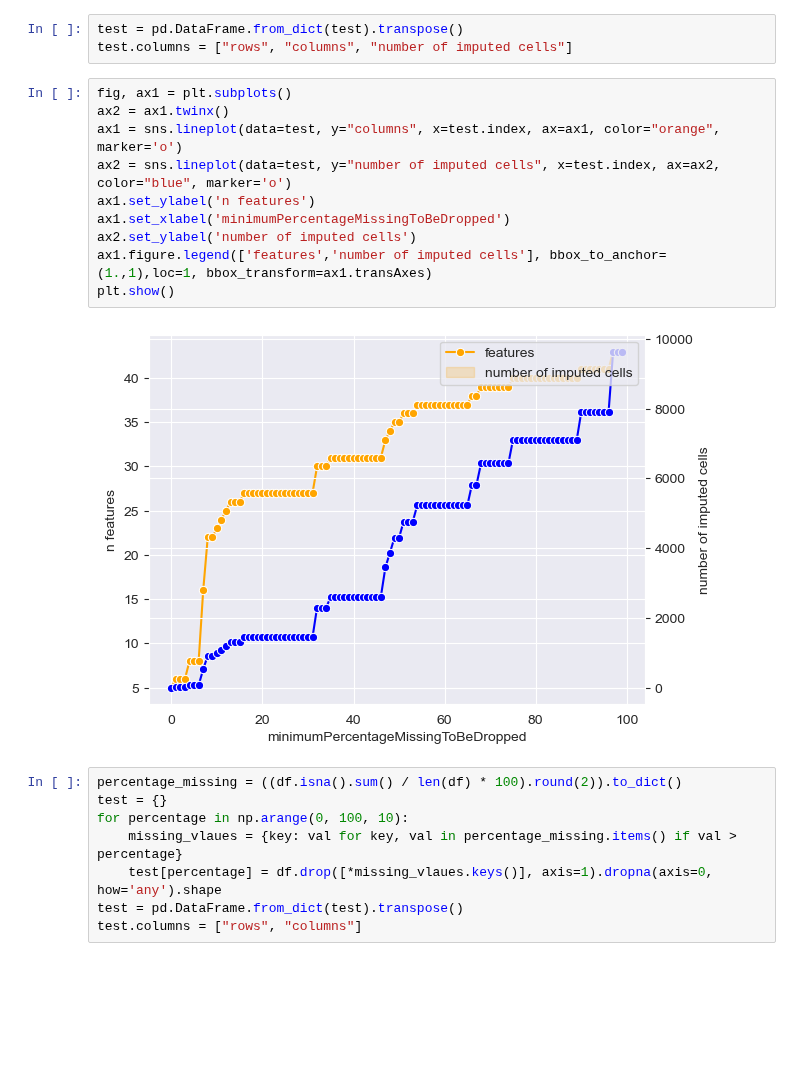
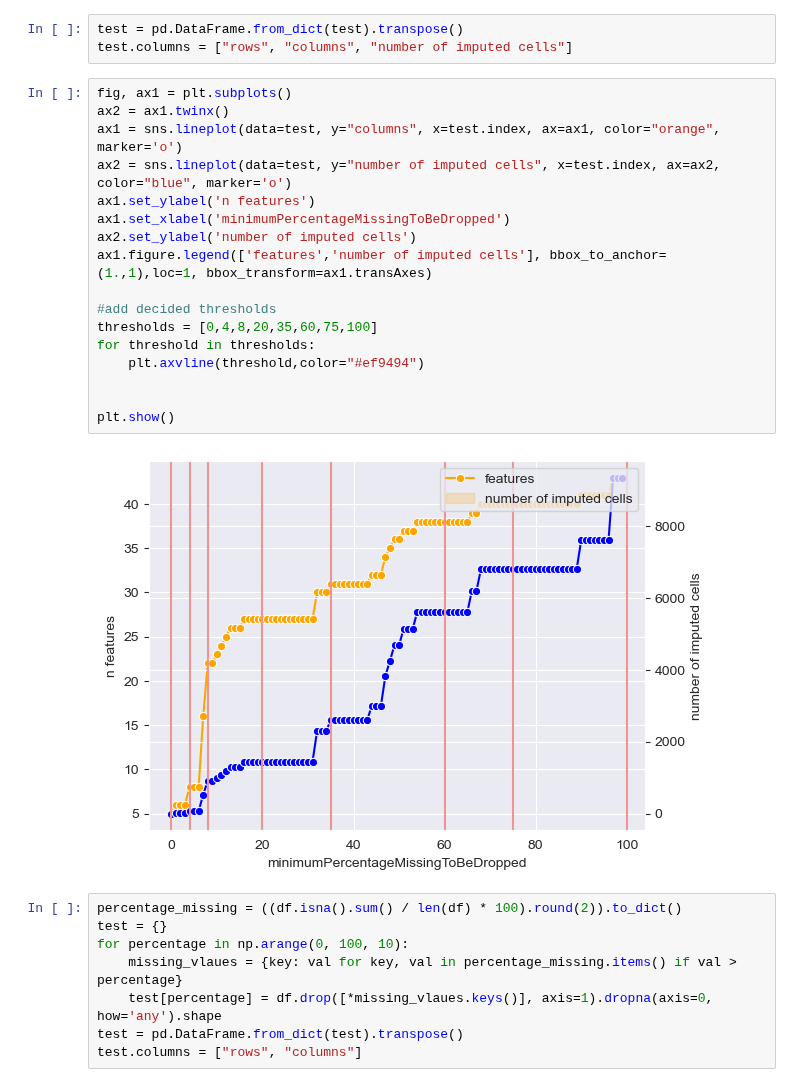
Before and after one commit to FinnHuelsbusch/UniMannheim-DataMining, a Jupyter notebook: Analyse.ipynb, the cells around one changed output. Saved outputs shown, nothing was run; the diff lists cells and outputs as text; blank space fills up the shorter version.

Commit message:
added lines to missing values plot

```diff
--- a/Analyse.ipynb
+++ b/Analyse.ipynb
@@ -243,15 +243,22 @@ test.columns = ["rows", "columns", "number of imputed cells"]
 # %%
 fig, ax1 = plt.subplots()
 ax2 = ax1.twinx()
 ax1 = sns.lineplot(data=test, y="columns", x=test.index, ax=ax1, color="orange", marker='o')
 ax2 = sns.lineplot(data=test, y="number of imputed cells", x=test.index, ax=ax2, color="blue", marker='o')
 ax1.set_ylabel('n features')
 ax1.set_xlabel('minimumPercentageMissingToBeDropped')
 ax2.set_ylabel('number of imputed cells')
 ax1.figure.legend(['features','number of imputed cells'], bbox_to_anchor=(1.,1),loc=1, bbox_transform=ax1.transAxes)
+
+#add decided thresholds
+thresholds = [0,4,8,20,35,60,75,100]
+for threshold in thresholds:
+    plt.axvline(threshold,color="#ef9494")
+
+
 plt.show()
 # %% [output]
-[figure, old version]
+[figure, new version]
 # %%
 percentage_missing = ((df.isna().sum() / len(df) * 100).round(2)).to_dict()
 test = {}
```
